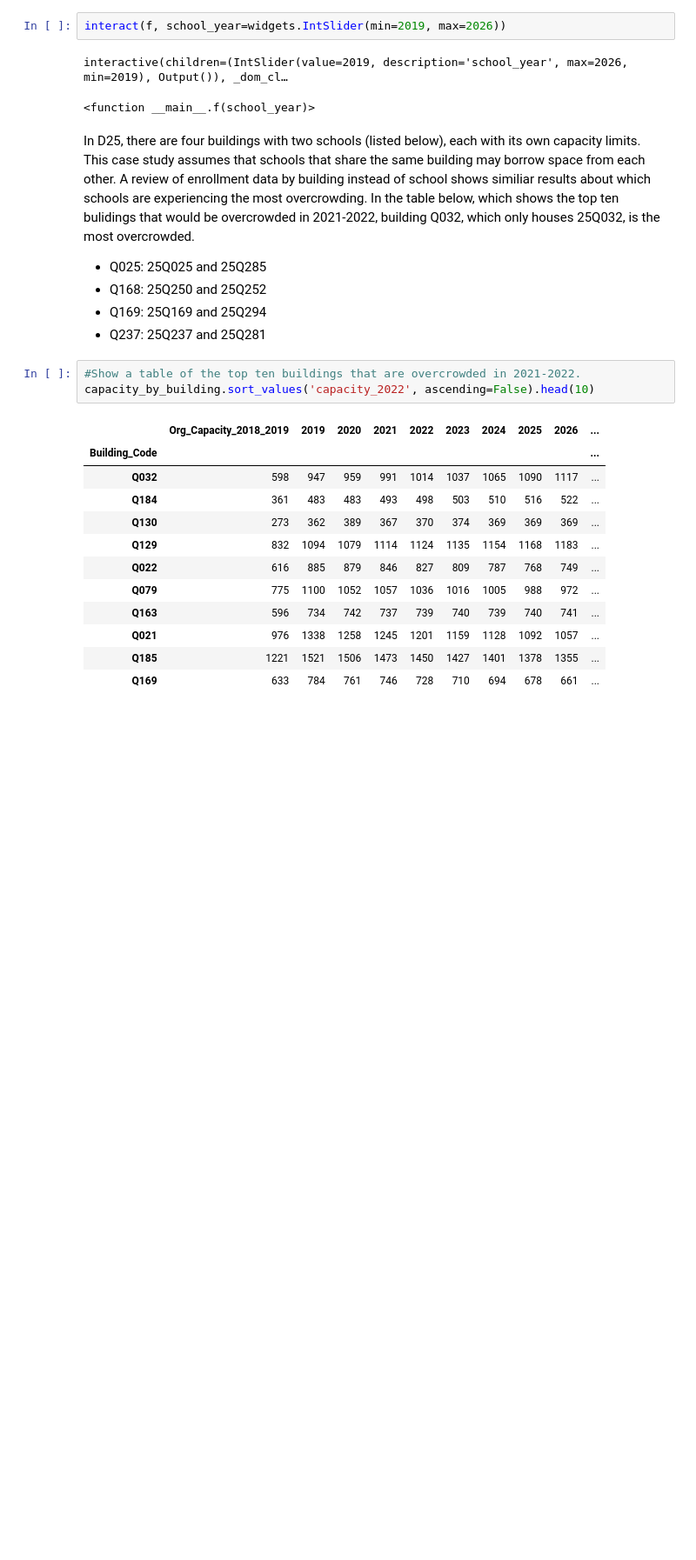
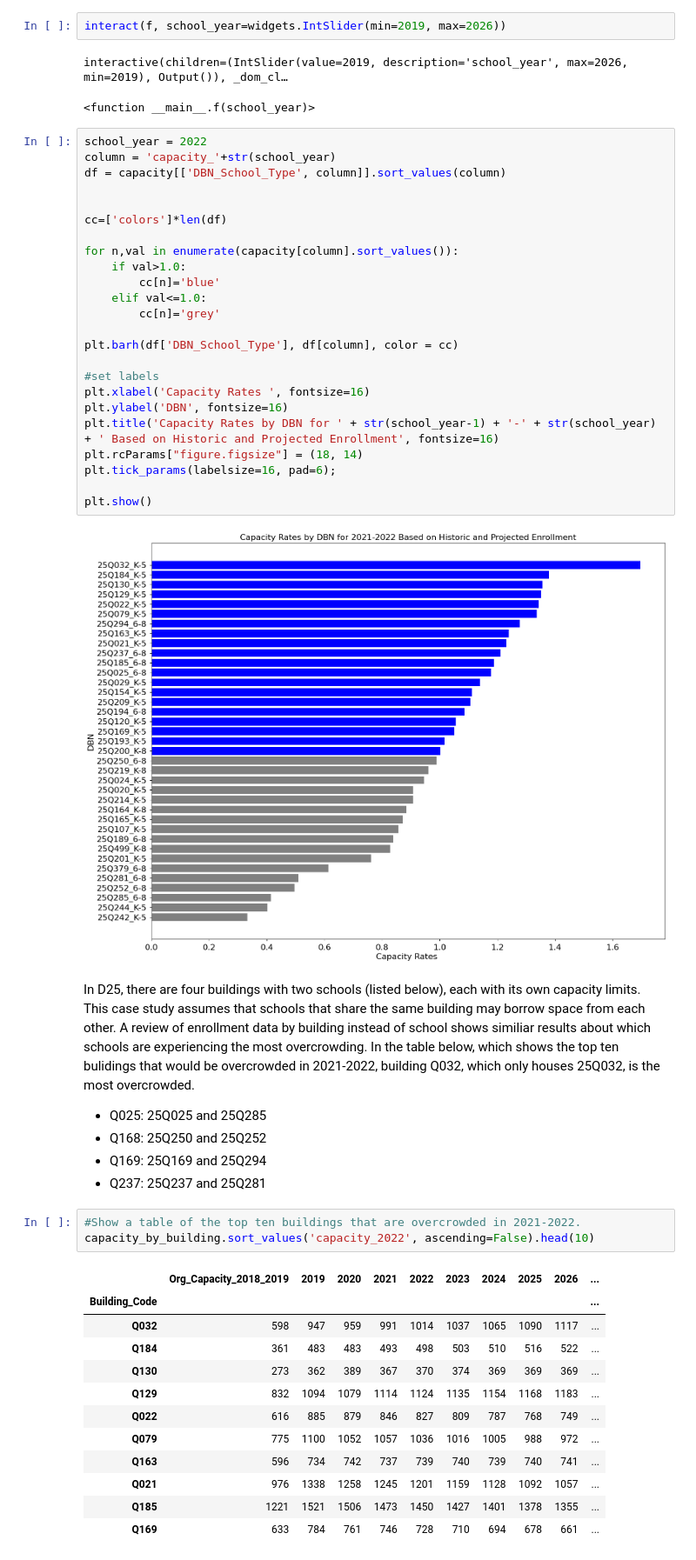
Before and after one commit to krstnachan/NYCDOE, a Jupyter notebook: NYC DOE ODP Case Assignment.ipynb, the cells around one changed output. Shown at 87% size. Saved outputs shown, nothing was run; the diff lists cells and outputs as text; blank space fills up the shorter version.

```diff
--- a/NYC DOE ODP Case Assignment.ipynb
+++ b/NYC DOE ODP Case Assignment.ipynb
@@ -11,6 +11,32 @@ interact(f, school_year=widgets.IntSlider(min=2019, max=2026))
 # %% [output]
 interactive(children=(IntSlider(value=2019, description='school_year', max=2026, min=2019), Output()), _dom_cl…
 <function __main__.f(school_year)>
+# %%
+school_year = 2022
+column = 'capacity_'+str(school_year)
+df = capacity[['DBN_School_Type', column]].sort_values(column)
+
+
+cc=['colors']*len(df)
+
+for n,val in enumerate(capacity[column].sort_values()):
+    if val>1.0:
+        cc[n]='blue'
+    elif val<=1.0:
+        cc[n]='grey'
+
+plt.barh(df['DBN_School_Type'], df[column], color = cc)
+
+#set labels
+plt.xlabel('Capacity Rates ', fontsize=16)
+plt.ylabel('DBN', fontsize=16)
+plt.title('Capacity Rates by DBN for ' + str(school_year-1) + '-' + str(school_year) + ' Based on Historic and Projected Enrollment', fontsize=16)
+plt.rcParams["figure.figsize"] = (18, 14)
+plt.tick_params(labelsize=16, pad=6);
+
+plt.show()
+# %% [output]
+[figure, added]
 # %% [markdown]
 In D25, there are four buildings with two schools (listed below), each with its own capacity limits. This case study assumes that schools that share the same building may borrow space from each other. A review of enrollment data by building instead of school shows similiar results about which schools are experiencing the most overcrowding. In the table below, which shows the top ten bulidings that would be overcrowded in 2021-2022, building Q032, which only houses 25Q032, is the most overcrowded.
 - Q025: 25Q025 and 25Q285
```
